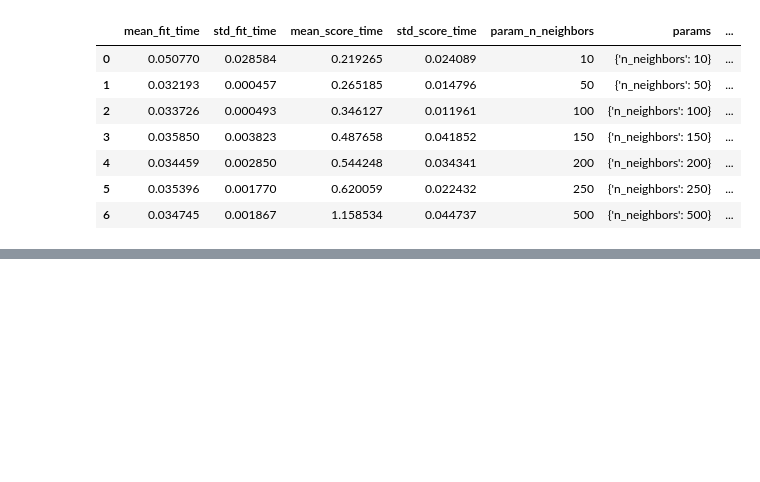
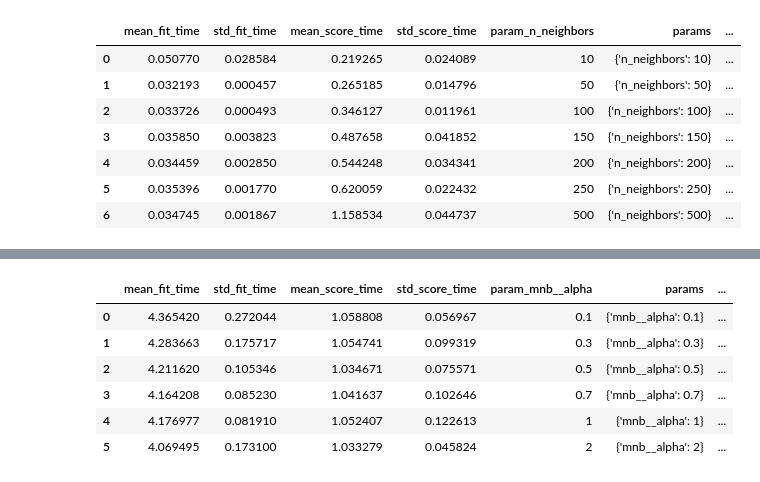
Before and after one commit to blessingcharles/ProjectHeatBlaster, a Jupyter notebook: heatblaster/payload_model_selection.ipynb, the cells around one changed output, grey strips where cells are left out. Cells and saved outputs as stored; diff of their text form; code cells hidden in the pictures; blank space fills up the shorter version.

```diff
--- a/heatblaster/payload_model_selection.ipynb
+++ b/heatblaster/payload_model_selection.ipynb
@@ -149,0 +225,18 @@ pd.DataFrame(lg_clf.cv_results_)
+# %%
+from sklearn.pipeline import Pipeline , make_pipeline
+
+knn_cv_pipe = Pipeline([("count-vectorizer" , cv) ,("knn" ,KNeighborsClassifier()) ])
+mnb_cv_pipe = Pipeline([("count-vectorizer" ,cv ), ("mnb" ,MultinomialNB()) ])
+svc_cv_pipe = Pipeline([("count-vectorizer" , cv ), ("svc" ,SVC()) ])
+dtc_cv_pipe = Pipeline([("count-vectorizer" , cv ), ("dt" ,DecisionTreeClassifier()) ])
+rf_cv_pipe = Pipeline([("count-vectorizer" ,cv ), ("rf" ,RandomForestClassifier()) ])
+lg_cv_pipe = Pipeline([("count-vectorizer" , cv ), ("lg" ,LogisticRegression(max_iter=1000)) ])
+# %%
+# k neighrest neighbours
+
+knn_pipe_clf = GridSearchCV(knn_cv_pipe , {
+    "knn__n_neighbors":[10,50,100,200]
+},cv=5)
+
+knn_pipe_clf.fit(x , y)
+pd.DataFrame(knn_pipe_clf.cv_results_)
@@ -149,0 +249,17 @@ pd.DataFrame(lg_clf.cv_results_)
+# %%
+#Multinomial naive bayes
+
+mnb_pipe_clf = GridSearchCV( mnb_cv_pipe , {
+    "mnb__alpha":[0.1,0.3,0.5,0.7,1,2]
+},cv=5)
+
+mnb_pipe_clf.fit(x,y)
+pd.DataFrame(mnb_pipe_clf.cv_results_)
+# %% [output]
+|  | mean_fit_time | std_fit_time | mean_score_time | std_score_time | param_mnb__alpha | params | ... |
+| 0 | 4.365420 | 0.272044 | 1.058808 | 0.056967 | 0.1 | {'mnb__alpha': 0.1} | ... |
+| 1 | 4.283663 | 0.175717 | 1.054741 | 0.099319 | 0.3 | {'mnb__alpha': 0.3} | ... |
+| 2 | 4.211620 | 0.105346 | 1.034671 | 0.075571 | 0.5 | {'mnb__alpha': 0.5} | ... |
+| 3 | 4.164208 | 0.085230 | 1.041637 | 0.102646 | 0.7 | {'mnb__alpha': 0.7} | ... |
+| 4 | 4.176977 | 0.081910 | 1.052407 | 0.122613 | 1 | {'mnb__alpha': 1} | ... |
+| 5 | 4.069495 | 0.173100 | 1.033279 | 0.045824 | 2 | {'mnb__alpha': 2} | ... |
```
Also changed, not shown: parts of 13 cells of this notebook, 8 other files.
